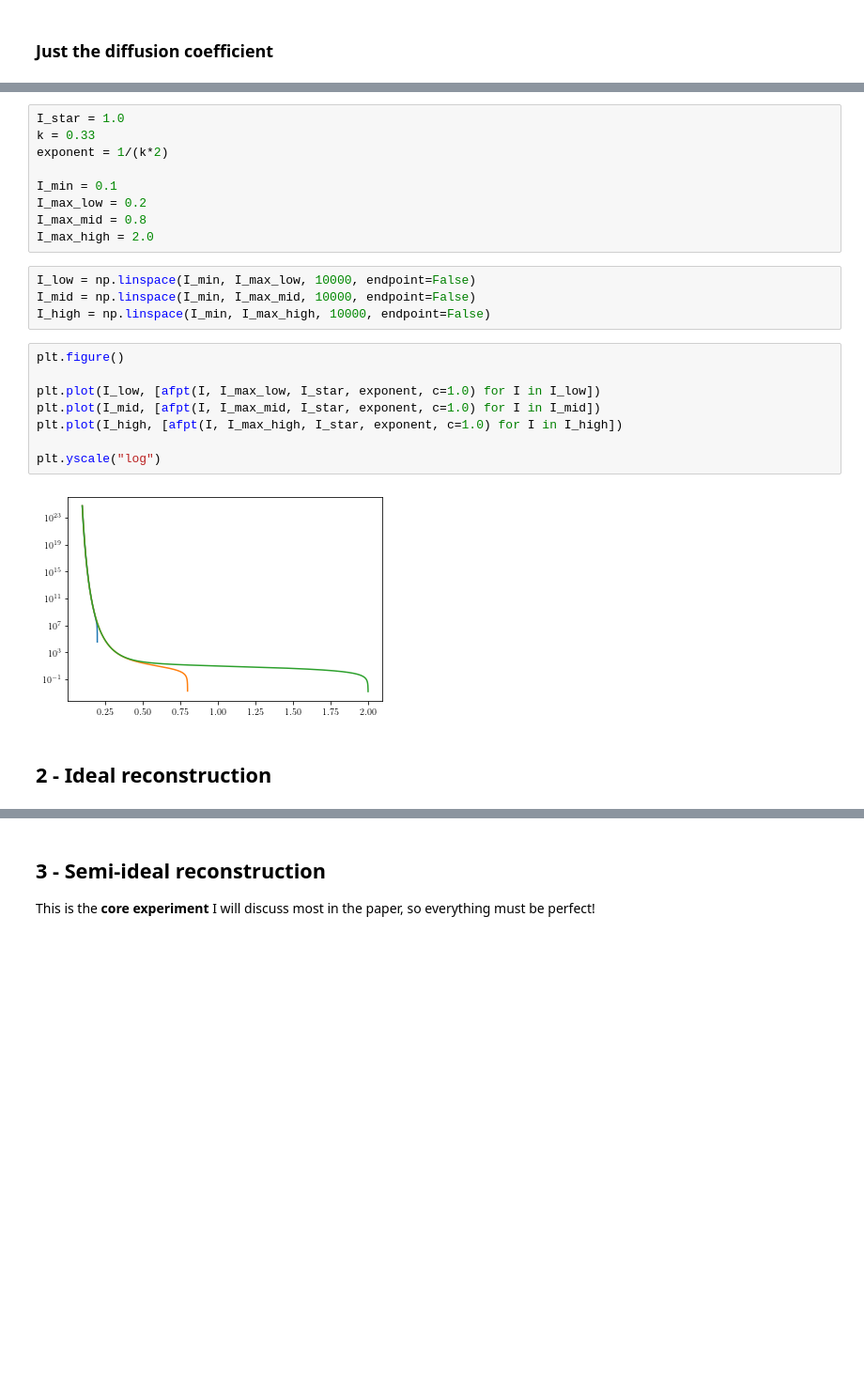
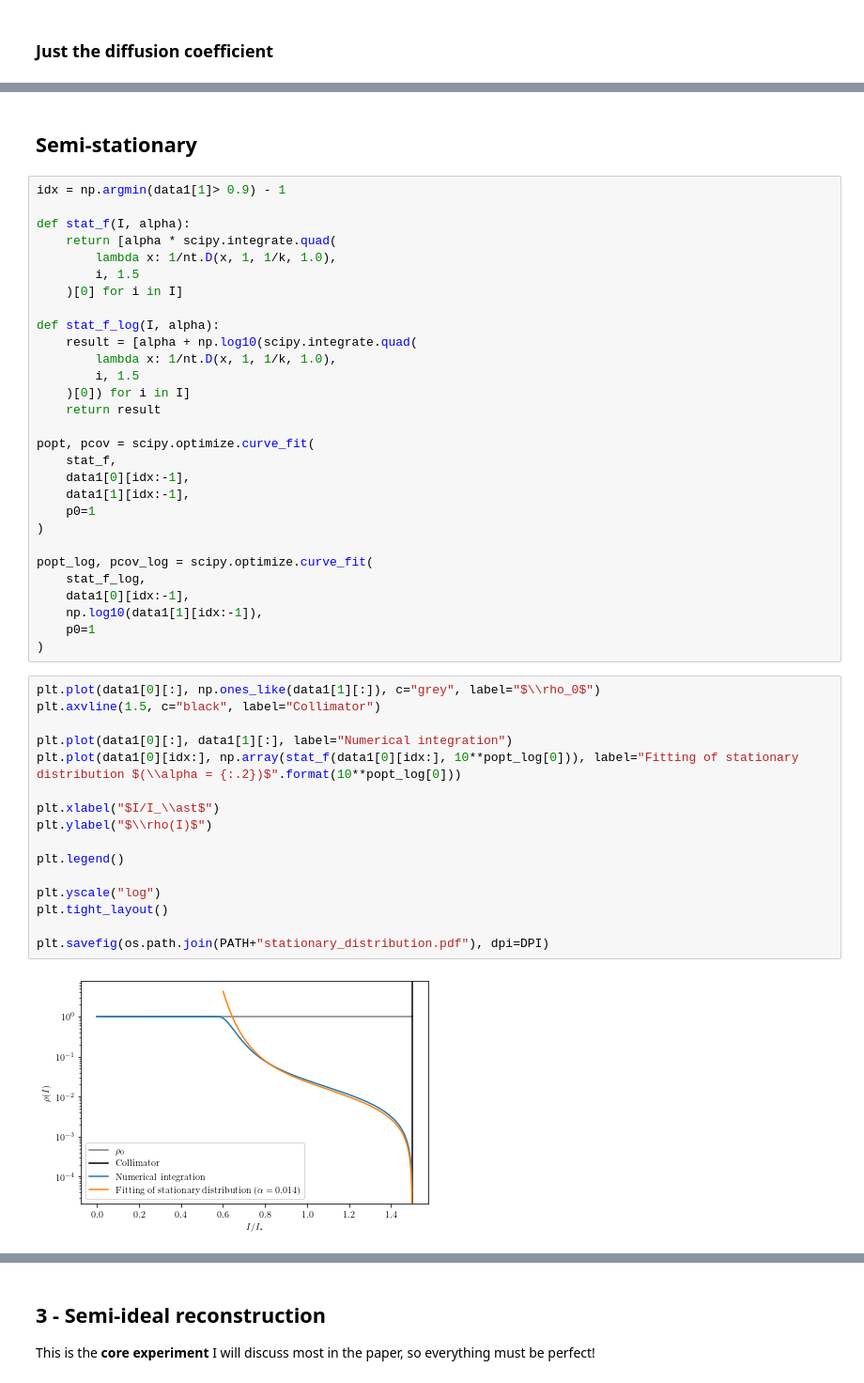
Before and after one commit to carlidel/more_about_nekhoroshev_diffusion, a Jupyter notebook: PLOTS_FOR_PAPER.ipynb, the cells around one changed output, grey strips where cells are left out. Shown at 94% size. Cells and saved outputs as stored; diff of their text form; blank space fills up the shorter version.

```diff
--- a/PLOTS_FOR_PAPER.ipynb
+++ b/PLOTS_FOR_PAPER.ipynb
@@ -154,25 +130,49 @@ plt.savefig(os.path.join(PATH+"diffusion_coefficient.pdf"), dpi=DPI)
-# %%
-I_star = 1.0
-k = 0.33
-exponent = 1/(k*2)
-
-I_min = 0.1
-I_max_low = 0.2
-I_max_mid = 0.8
-I_max_high = 2.0
-# %%
-I_low = np.linspace(I_min, I_max_low, 10000, endpoint=False)
-I_mid = np.linspace(I_min, I_max_mid, 10000, endpoint=False)
-I_high = np.linspace(I_min, I_max_high, 10000, endpoint=False)
-# %%
-plt.figure()
-
-plt.plot(I_low, [afpt(I, I_max_low, I_star, exponent, c=1.0) for I in I_low])
-plt.plot(I_mid, [afpt(I, I_max_mid, I_star, exponent, c=1.0) for I in I_mid])
-plt.plot(I_high, [afpt(I, I_max_high, I_star, exponent, c=1.0) for I in I_high])
-
-plt.yscale("log")
-# %% [output]
-[figure, removed]
-# %% [markdown]
-## 2 - Ideal reconstruction
+# %% [markdown]
+## Semi-stationary
+# %%
+idx = np.argmin(data1[1]> 0.9) - 1
+
+def stat_f(I, alpha):
+    return [alpha * scipy.integrate.quad(
+        lambda x: 1/nt.D(x, 1, 1/k, 1.0),
+        i, 1.5
+    )[0] for i in I]
+
+def stat_f_log(I, alpha):
+    result = [alpha + np.log10(scipy.integrate.quad(
+        lambda x: 1/nt.D(x, 1, 1/k, 1.0),
+        i, 1.5
+    )[0]) for i in I]
+    return result
+
+popt, pcov = scipy.optimize.curve_fit(
+    stat_f,
+    data1[0][idx:-1],
+    data1[1][idx:-1],
+    p0=1
+)
+
+popt_log, pcov_log = scipy.optimize.curve_fit(
+    stat_f_log,
+    data1[0][idx:-1],
+    np.log10(data1[1][idx:-1]),
+    p0=1
+)
+# %%
+plt.plot(data1[0][:], np.ones_like(data1[1][:]), c="grey", label="$\\rho_0$")
+plt.axvline(1.5, c="black", label="Collimator")
+
+plt.plot(data1[0][:], data1[1][:], label="Numerical integration")
+plt.plot(data1[0][idx:], np.array(stat_f(data1[0][idx:], 10**popt_log[0])), label="Fitting of stationary distribution $(\\alpha = {:.2})$".format(10**popt_log[0]))
+
+plt.xlabel("$I/I_\\ast$")
+plt.ylabel("$\\rho(I)$")
+
+plt.legend()
+
+plt.yscale("log")
+plt.tight_layout()
+
+plt.savefig(os.path.join(PATH+"stationary_distribution.pdf"), dpi=DPI)
+# %% [output]
+[figure, added]
```
Also changed, not shown: parts of 100 cells of this notebook.
